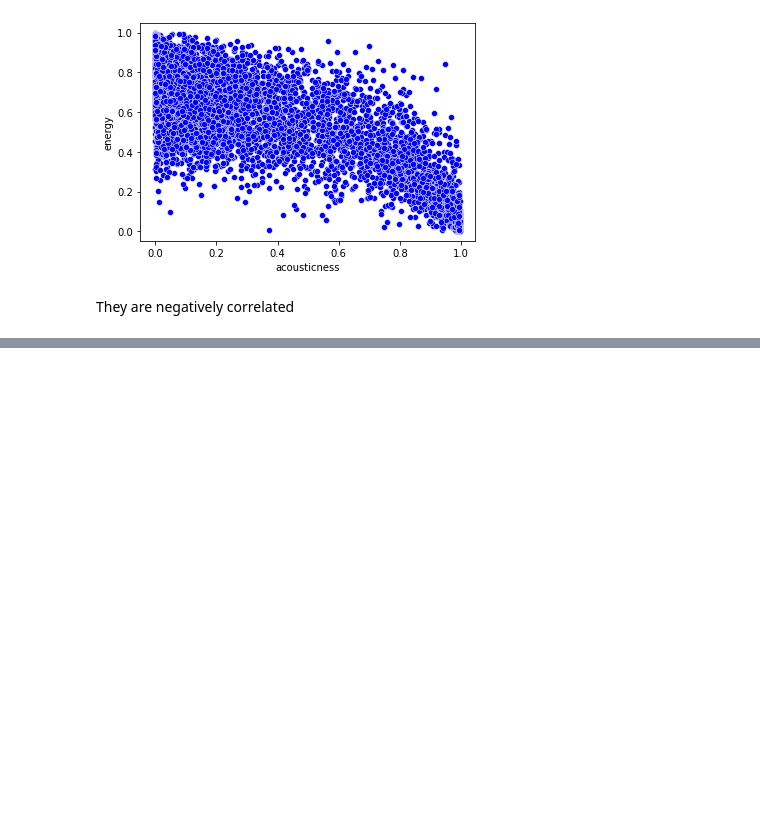
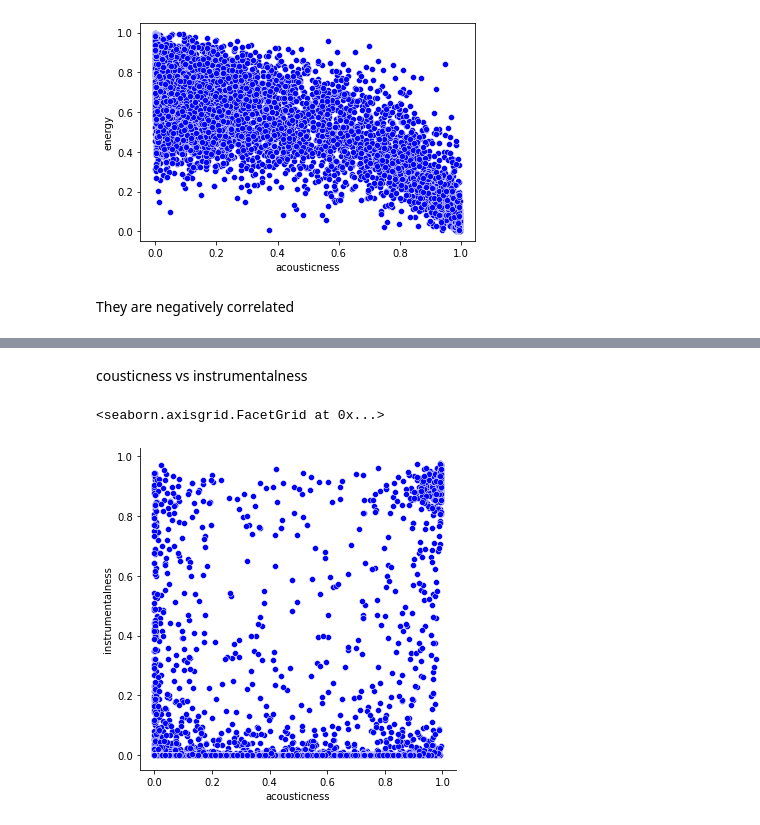
Before and after one commit to vlkumar-859/ml_spotifty, a Jupyter notebook: ml_spotify.ipynb, the cells around one changed output, grey strips where cells are left out. Drawn from its saved outputs; the diff is of its cells as text; code cells hidden in the pictures; blank space fills up the shorter version.

```diff
--- a/ml_spotify.ipynb
+++ b/ml_spotify.ipynb
@@ -361,0 +383,7 @@ They are negatively correlated
+# %% [markdown]
+cousticness vs instrumentalness
+# %%
+sns.relplot(x=spotify_data.acousticness,y=spotify_data.instrumentalness, color="b")
+# %% [output]
+<seaborn.axisgrid.FacetGrid at 0x...>
+[figure, added]
```
Also changed, not shown: parts of 8 cells of this notebook.
